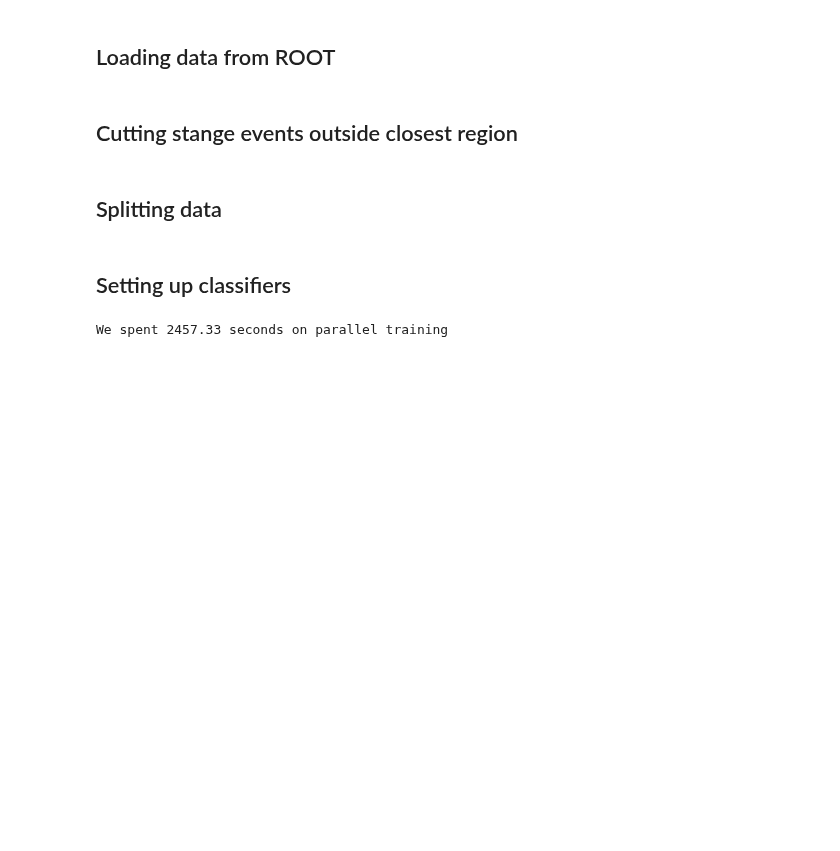
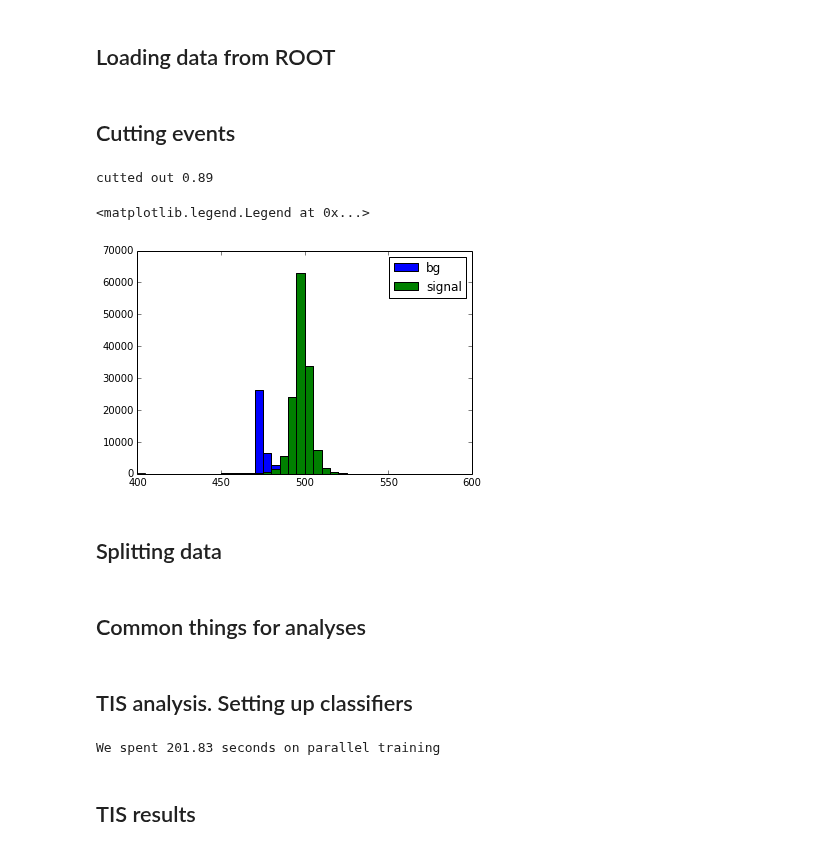
Before and after one commit to anaderi/lhcb_trigger_ml, a Jupyter notebook: IPythonWorkflow/Analysis_KsIntoMuMu.ipynb, the cells around one changed output. Drawn from its saved outputs; the diff is of its cells as text; code cells hidden in the pictures; blank space fills up the shorter version.

```diff
--- a/IPythonWorkflow/Analysis_KsIntoMuMu.ipynb
+++ b/IPythonWorkflow/Analysis_KsIntoMuMu.ipynb
@@ -34,10 +40,16 @@ labels = 1 - labels
 # %% [markdown]
-## Cutting stange events outside closest region
+## Cutting events
 # %%
 def cut_data(data, labels):
     data = pandas.DataFrame(data)
-    indices = (data.DOCA < 0.3) & (data.Blife_ps_r > 8.9) \
-        & (data.Bmass > 450) & (data.Bmass < 1500)
+    indices = (data.DOCA < 0.3) & (data.Blife_ps_r > 8.9) & (data.Bmass > 450) & (data.Bmass < 1500)
+
+    cutted_bg = (labels < 0.5) & ((data.Bmass < 470 ) | (data.Bmass > 520))
+    # cutting background
+    indices = indices & (~cutted_bg)
+    print 'cutted out %.2f %% of events ' % (sum(1. - indices) / len(indices))
     return data[indices], labels[numpy.array(indices)]
 
 data, labels = cut_data(data, labels)
+# %% [output]
+cutted out 0.89
@@ -44,7 +60,10 @@ data, labels = cut_data(data, labels)
 # %%
-hist(numpy.array(data.Bmass[labels > 0.5]), bins=20, range=(400, 1000))
-hist(numpy.array(data.Bmass[labels < 0.5]), bins=20, range=(400, 1000))
-pass
+hist(numpy.array(data.Bmass[labels > 0.5]), bins=40, range=(400, 600), label='bg')
+hist(numpy.array(data.Bmass[labels < 0.5]), bins=40, range=(400, 600), label='signal')
+legend()
+# %% [output]
+<matplotlib.legend.Legend at 0x...>
+[figure, added]
 # %% [markdown]
 ## Splitting data
 # %%
@@ -51,0 +76,2 @@ trainX, testX, trainY, testY = commonutils.my_train_test_split(data, labels, tra
+# %% [markdown]
+## Common things for analyses
@@ -52,25 +82,22 @@ trainX, testX, trainY, testY = commonutils.my_train_test_split(data, labels, tra
 # %% [markdown]
-## Setting up classifiers
+## TIS analysis. Setting up classifiers
 # %%
-train_variables = list(set(tis_variables + tos_variables))
-tree_params = {'max_depth': 4, 'min_samples_leaf': 30}
-base_tree = DecisionTreeClassifier(**tree_params)
-n_estimators = 150
-
-classifiers = reports.ClassifiersDict()
-classifiers['ada'] = HidingClassifier(train_variables=train_variables,
+tis = reports.ClassifiersDict()
+tis['ada'] = HidingClassifier(train_variables=tis_variables,
                                       base_estimator=AdaBoostClassifier(base_estimator=base_tree, n_estimators=n_estimators))
 
-knnloss = ugb.SimpleKnnLossFunction(uniform_variables, knn=25)
-classifiers['uGB']    = ugb.MyGradientBoostingClassifier(loss=knnloss, n_estimators=n_estimators,
-                                                         learning_rate=0.5, train_variables=train_variables, **tree_params)
+knnloss = ugb.SimpleKnnLossFunction(uniform_variables, knn=20)
+tis['uGB']    = ugb.MyGradientBoostingClassifier(loss=knnloss, n_estimators=n_estimators,
+                                                 learning_rate=0.5, train_variables=tis_variables, **tree_params)
 
 flatnessloss = ugb.FlatnessLossFunction(uniform_variables, ada_coefficient=0.05)
-classifiers['uGB+FL'] = ugb.MyGradientBoostingClassifier(loss=flatnessloss, n_estimators=n_estimators,
-                                                         learning_rate=0.4, train_variables=train_variables, **tree_params)
+tis['uGB+FL'] = ugb.MyGradientBoostingClassifier(loss=flatnessloss, n_estimators=n_estimators,
+                                                 learning_rate=0.4, train_variables=tis_variables, **tree_params)
 
-classifiers.fit(trainX, trainY, ipc_profile=ipc_profile)
+tis.fit(trainX, trainY, ipc_profile=ipc_profile)
 pass
 # %% [output]
-We spent 2457.33 seconds on parallel training
+We spent 201.83 seconds on parallel training
+# %% [markdown]
+## TIS results
 # %%
```
Also changed, not shown: parts of 28 cells of this notebook.
